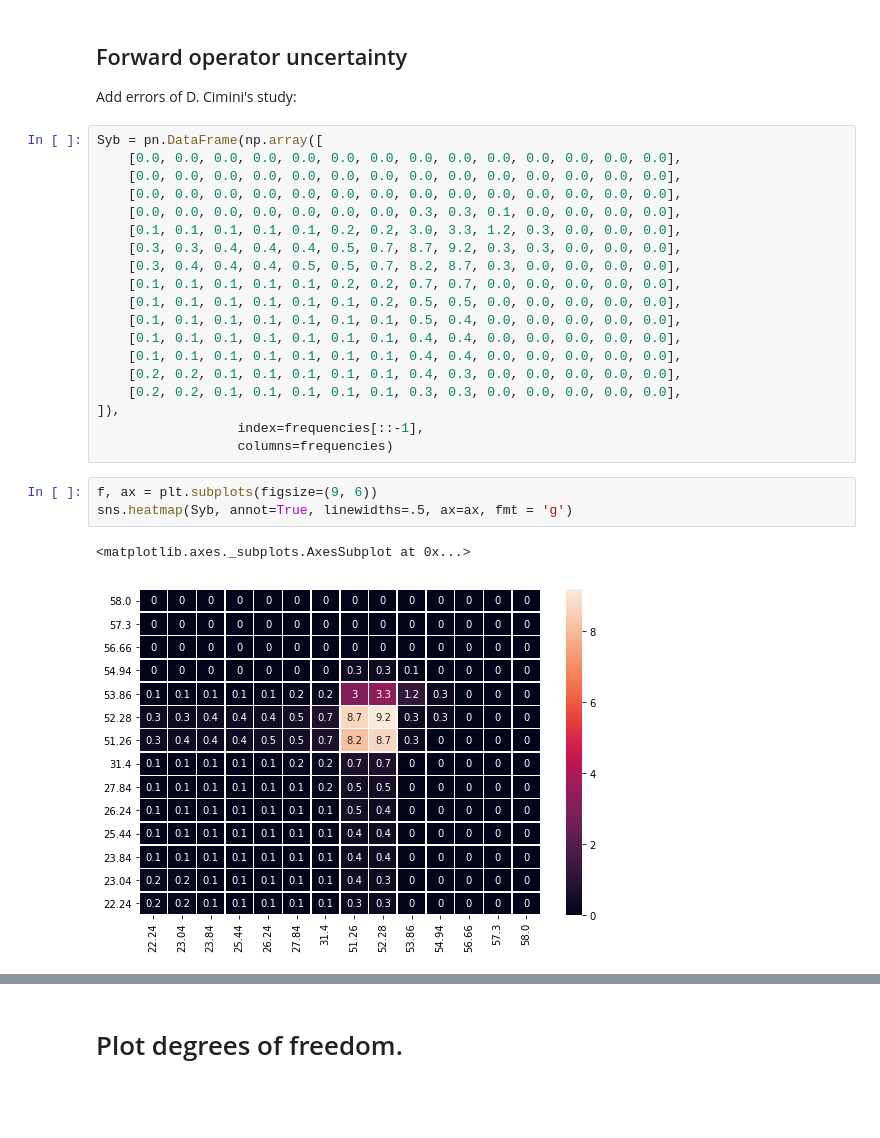
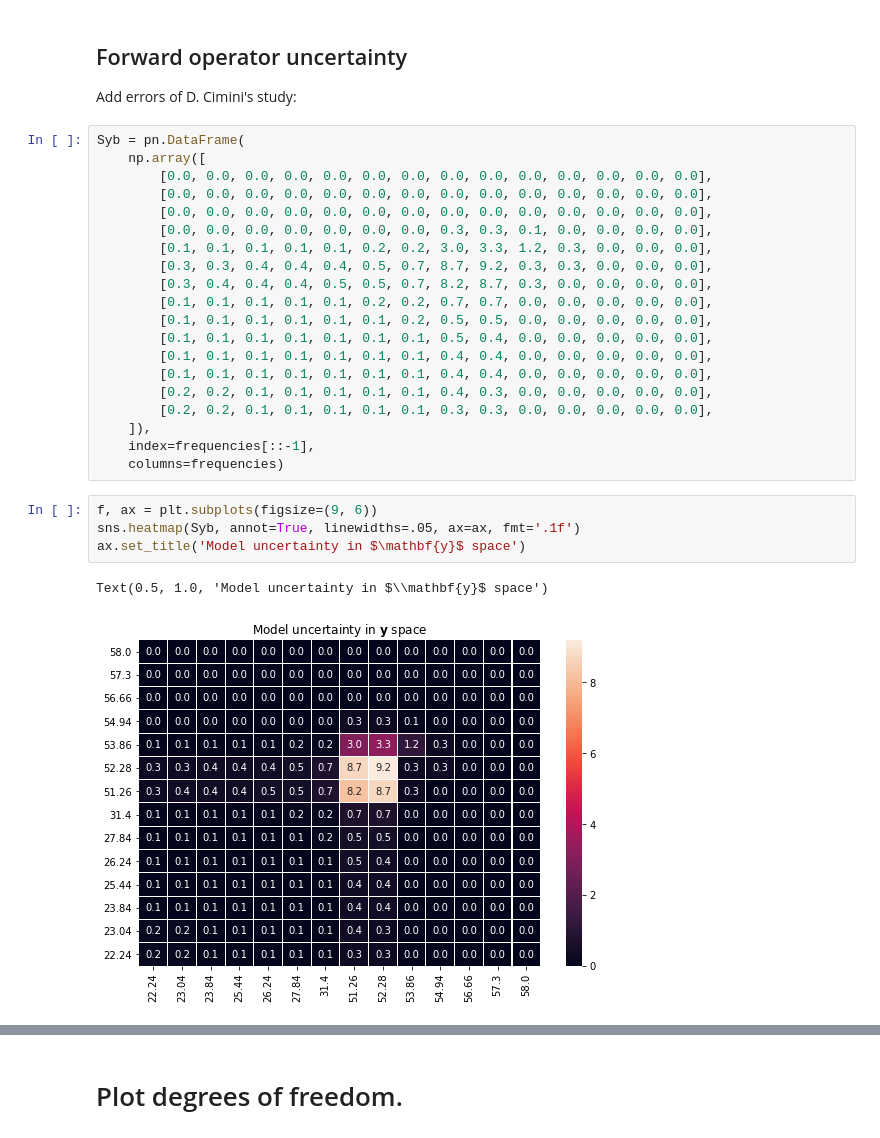
Before and after one commit to maahn/pyOptimalEstimation_examples, a Jupyter notebook: MWR_retrieval.ipynb, the cells around one changed output, grey strips where cells are left out. Cells and saved outputs as stored; diff of their text form; blank space fills up the shorter version.

```diff
--- a/MWR_retrieval.ipynb
+++ b/MWR_retrieval.ipynb
@@ -352,30 +376,32 @@ dtype: bool
 
 Add errors of D. Cimini's study:
 # %%
-Syb = pn.DataFrame(np.array([
-    [0.0, 0.0, 0.0, 0.0, 0.0, 0.0, 0.0, 0.0, 0.0, 0.0, 0.0, 0.0, 0.0, 0.0],
-    [0.0, 0.0, 0.0, 0.0, 0.0, 0.0, 0.0, 0.0, 0.0, 0.0, 0.0, 0.0, 0.0, 0.0],
-    [0.0, 0.0, 0.0, 0.0, 0.0, 0.0, 0.0, 0.0, 0.0, 0.0, 0.0, 0.0, 0.0, 0.0],
-    [0.0, 0.0, 0.0, 0.0, 0.0, 0.0, 0.0, 0.3, 0.3, 0.1, 0.0, 0.0, 0.0, 0.0],
-    [0.1, 0.1, 0.1, 0.1, 0.1, 0.2, 0.2, 3.0, 3.3, 1.2, 0.3, 0.0, 0.0, 0.0],
-    [0.3, 0.3, 0.4, 0.4, 0.4, 0.5, 0.7, 8.7, 9.2, 0.3, 0.3, 0.0, 0.0, 0.0],
-    [0.3, 0.4, 0.4, 0.4, 0.5, 0.5, 0.7, 8.2, 8.7, 0.3, 0.0, 0.0, 0.0, 0.0],
-    [0.1, 0.1, 0.1, 0.1, 0.1, 0.2, 0.2, 0.7, 0.7, 0.0, 0.0, 0.0, 0.0, 0.0],
-    [0.1, 0.1, 0.1, 0.1, 0.1, 0.1, 0.2, 0.5, 0.5, 0.0, 0.0, 0.0, 0.0, 0.0],
-    [0.1, 0.1, 0.1, 0.1, 0.1, 0.1, 0.1, 0.5, 0.4, 0.0, 0.0, 0.0, 0.0, 0.0],
-    [0.1, 0.1, 0.1, 0.1, 0.1, 0.1, 0.1, 0.4, 0.4, 0.0, 0.0, 0.0, 0.0, 0.0],
-    [0.1, 0.1, 0.1, 0.1, 0.1, 0.1, 0.1, 0.4, 0.4, 0.0, 0.0, 0.0, 0.0, 0.0],
-    [0.2, 0.2, 0.1, 0.1, 0.1, 0.1, 0.1, 0.4, 0.3, 0.0, 0.0, 0.0, 0.0, 0.0],
-    [0.2, 0.2, 0.1, 0.1, 0.1, 0.1, 0.1, 0.3, 0.3, 0.0, 0.0, 0.0, 0.0, 0.0],
-]),
-                  index=frequencies[::-1],
-                  columns=frequencies)
+Syb = pn.DataFrame(
+    np.array([
+        [0.0, 0.0, 0.0, 0.0, 0.0, 0.0, 0.0, 0.0, 0.0, 0.0, 0.0, 0.0, 0.0, 0.0],
+        [0.0, 0.0, 0.0, 0.0, 0.0, 0.0, 0.0, 0.0, 0.0, 0.0, 0.0, 0.0, 0.0, 0.0],
+        [0.0, 0.0, 0.0, 0.0, 0.0, 0.0, 0.0, 0.0, 0.0, 0.0, 0.0, 0.0, 0.0, 0.0],
+        [0.0, 0.0, 0.0, 0.0, 0.0, 0.0, 0.0, 0.3, 0.3, 0.1, 0.0, 0.0, 0.0, 0.0],
+        [0.1, 0.1, 0.1, 0.1, 0.1, 0.2, 0.2, 3.0, 3.3, 1.2, 0.3, 0.0, 0.0, 0.0],
+        [0.3, 0.3, 0.4, 0.4, 0.4, 0.5, 0.7, 8.7, 9.2, 0.3, 0.3, 0.0, 0.0, 0.0],
+        [0.3, 0.4, 0.4, 0.4, 0.5, 0.5, 0.7, 8.2, 8.7, 0.3, 0.0, 0.0, 0.0, 0.0],
+        [0.1, 0.1, 0.1, 0.1, 0.1, 0.2, 0.2, 0.7, 0.7, 0.0, 0.0, 0.0, 0.0, 0.0],
+        [0.1, 0.1, 0.1, 0.1, 0.1, 0.1, 0.2, 0.5, 0.5, 0.0, 0.0, 0.0, 0.0, 0.0],
+        [0.1, 0.1, 0.1, 0.1, 0.1, 0.1, 0.1, 0.5, 0.4, 0.0, 0.0, 0.0, 0.0, 0.0],
+        [0.1, 0.1, 0.1, 0.1, 0.1, 0.1, 0.1, 0.4, 0.4, 0.0, 0.0, 0.0, 0.0, 0.0],
+        [0.1, 0.1, 0.1, 0.1, 0.1, 0.1, 0.1, 0.4, 0.4, 0.0, 0.0, 0.0, 0.0, 0.0],
+        [0.2, 0.2, 0.1, 0.1, 0.1, 0.1, 0.1, 0.4, 0.3, 0.0, 0.0, 0.0, 0.0, 0.0],
+        [0.2, 0.2, 0.1, 0.1, 0.1, 0.1, 0.1, 0.3, 0.3, 0.0, 0.0, 0.0, 0.0, 0.0],
+    ]),
+    index=frequencies[::-1],
+    columns=frequencies)
 # %%
 f, ax = plt.subplots(figsize=(9, 6))
-sns.heatmap(Syb, annot=True, linewidths=.5, ax=ax, fmt = 'g')
+sns.heatmap(Syb, annot=True, linewidths=.05, ax=ax, fmt='.1f')
+ax.set_title('Model uncertainty in $\mathbf{y}$ space')
 # %% [output]
-<matplotlib.axes._subplots.AxesSubplot at 0x...>
+Text(0.5, 1.0, 'Model uncertainty in $\\mathbf{y}$ space')
-[figure, old version]
+[figure, new version]
 # %%
 oe_b = pyOE.optimalEstimation(
     x_vars,
```
Also changed, not shown: parts of 25 cells of this notebook, 1 other file.
